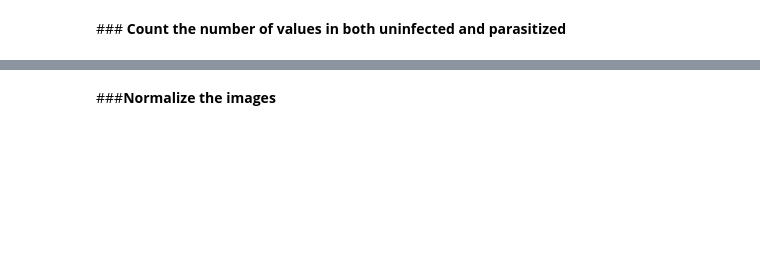
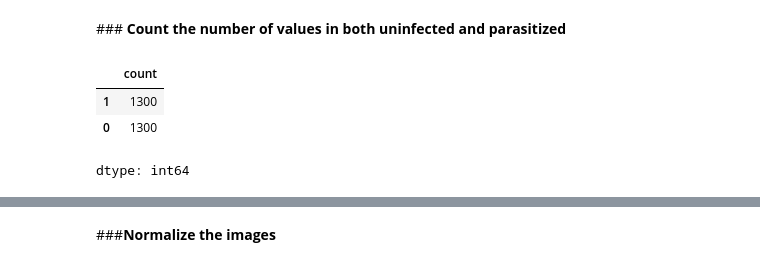
Before and after one commit to vivimtz888/malaria-detection-deeplearning, a Jupyter notebook: Reference_Notebook_Malaria_Detection_Full_Code.ipynb, the cells around one changed output, grey strips where cells are left out. Saved outputs shown, nothing was run; the diff lists cells and outputs as text; code cells hidden in the pictures; blank space fills up the shorter version.

```diff
--- a/Reference_Notebook_Malaria_Detection_Full_Code.ipynb
+++ b/Reference_Notebook_Malaria_Detection_Full_Code.ipynb
@@ -207,2 +228,11 @@ Based on the labels' shapes, the training and testing datasets might have a roug
 # %% [markdown]
 ###<b> Count the number of values in both uninfected and parasitized
+# %%
+pd.value_counts(train_labels)
+
+pd.value_counts(test_labels)
+# %% [output]
+|  | count |
+| 1 | 1300 |
+| 0 | 1300 |
+dtype: int64
```
Also changed, not shown: parts of 8 cells of this notebook.
